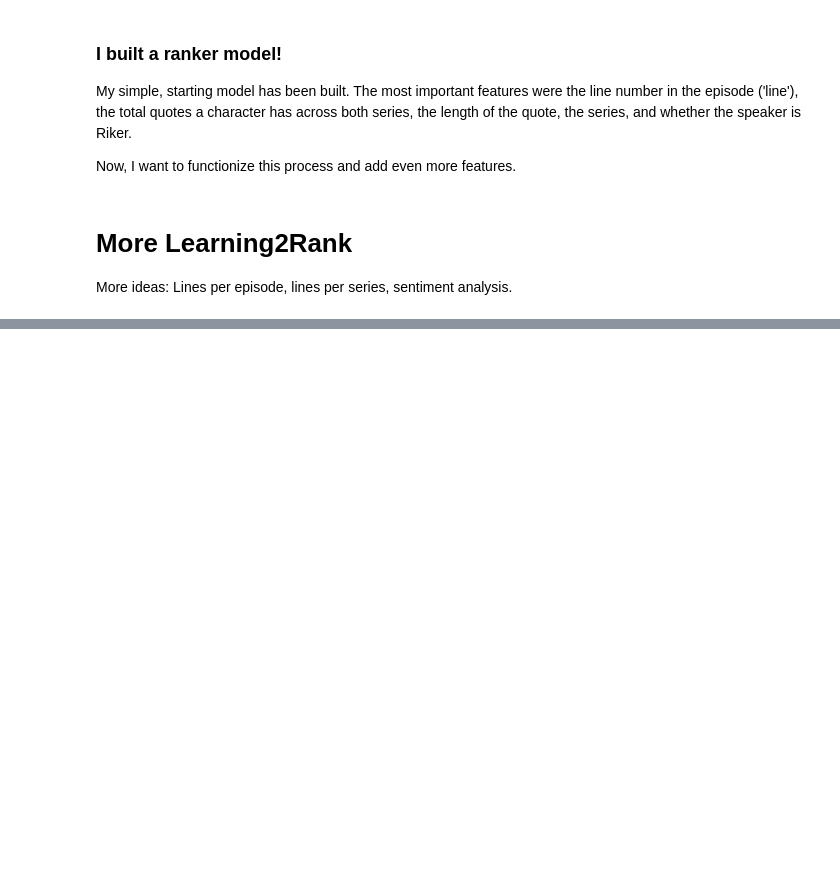
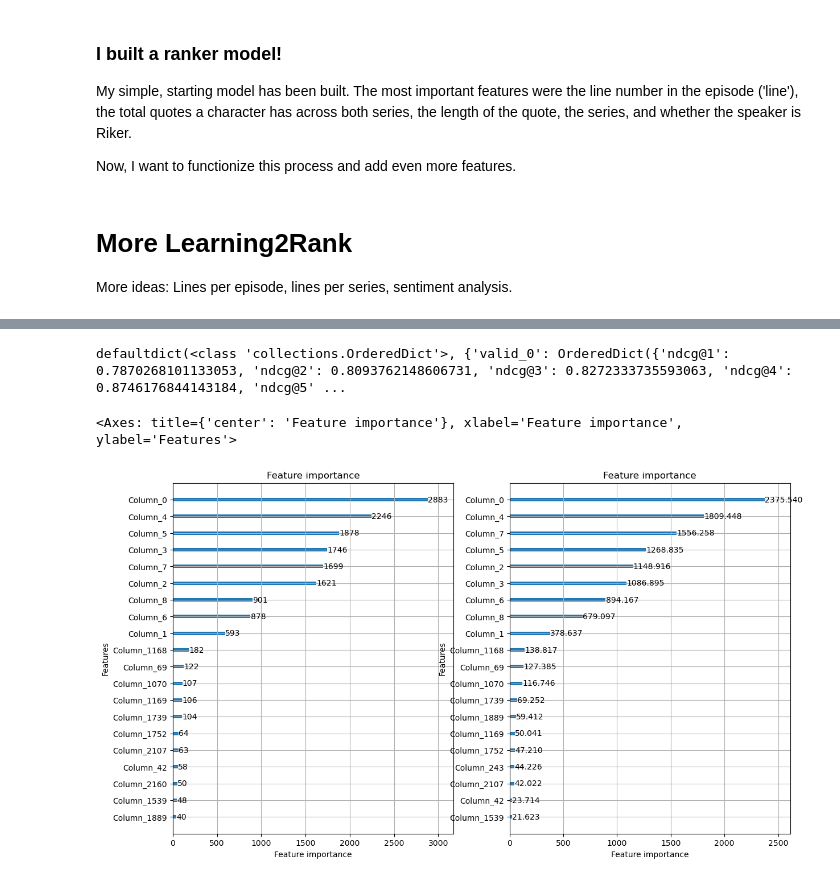
Before and after one commit to scmcqueen/StarTrek_SearchEngine, a Jupyter notebook: learn2rank.ipynb, the cells around one changed output, grey strips where cells are left out. Drawn from its saved outputs; the diff is of its cells as text; code cells hidden in the pictures; blank space fills up the shorter version.

Commit message:
fixing sentiment mapping and running one big lambdarank model

```diff
--- a/learn2rank.ipynb
+++ b/learn2rank.ipynb
@@ -201,0 +278,18 @@ def preprocess_data(complete:pd.DataFrame,ratings:pd.DataFrame)->dict:
+# %%
+def get_training_data(full_data:pd.DataFrame,drop_cols:list=['query','ranking','quote','date','scene','index','Unnamed: 0']):
+    output ={}
+    # split the data
+    train, test = train_test_split(full_data,test_size=.2,random_state=56)
+    # sort the data, for the groups
+    train = train.sort_values('query')
+    test = test.sort_values('query')
+    # create the train labels, data, + group
+    output['train_y'] = list(train['ranking']) # made a list instead of series
+    output['train_X'] = train.drop(columns=drop_cols)
+    output['train_groups'] = train['query'].value_counts().reset_index().sort_values('query')['count'].values
+    # repeat for test
+    output['test_y'] = list(test['ranking'])
+    output['test_X'] = test.drop(columns=drop_cols)
+    output['test_groups'] = test['query'].value_counts().reset_index().sort_values('query')['count'].values
+
+    return(output)
@@ -202,4 +326,4 @@ def preprocess_data(complete:pd.DataFrame,ratings:pd.DataFrame)->dict:
 # %%
 ratings = pd.read_csv('skyeler_ranking_data.csv',index_col=0)
 
-preprocess_data(complete,ratings)
+pp_data=preprocess_data(complete_sent,ratings)
@@ -205,0 +339,28 @@ preprocess_data(complete,ratings)
+# %%
+data_sets = get_training_data(pp_data,['query','ranking','quote','date','scene','index'])
+formatted_data = format_data(data_sets)
+# %%
+params = {
+    'objective': 'lambdarank',
+    'metric': 'ndcg',
+    'learning_rate': 0.01,
+    'num_leaves': 19, # 31
+    'task':'train',
+    "num_leaves": 255,
+    "feature_pre_filter": False,
+    'max_depth':40,
+    'verbose':-1
+}
+
+ranker = lgb.train(params, formatted_data['train_data'], num_boost_round=250,valid_sets=[formatted_data['valid_data']])
+
+print(ranker.best_score)
+# %% [output]
+defaultdict(<class 'collections.OrderedDict'>, {'valid_0': OrderedDict({'ndcg@1': 0.7870268101133053, 'ndcg@2': 0.8093762148606731, 'ndcg@3': 0.8272333735593063, 'ndcg@4': 0.8746176844143184, 'ndcg@5' ...
+# %%
+fig, ax = plt.subplots(1, 2, figsize=(14, 8))
+lgb.plot_importance(ranker, importance_type='split', ax=ax[0], max_num_features=20)
+lgb.plot_importance(ranker, importance_type='gain', ax=ax[1], max_num_features=20)
+# %% [output]
+<Axes: title={'center': 'Feature importance'}, xlabel='Feature importance', ylabel='Features'>
+[figure, added]
```
Also changed, not shown: parts of 12 cells of this notebook, 2 other files.
